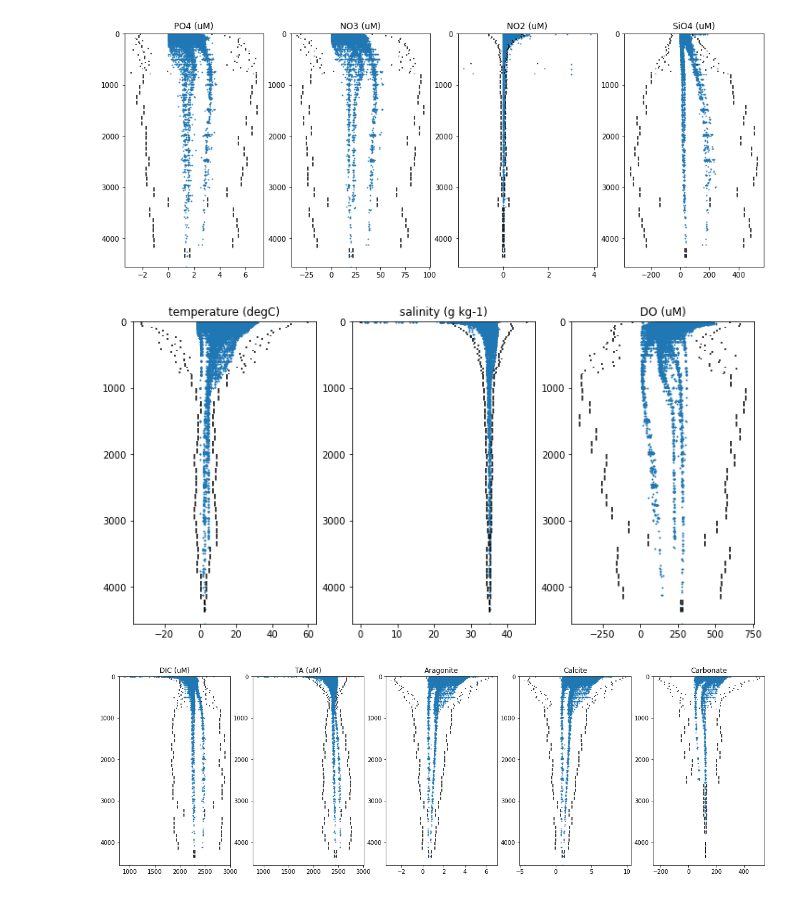
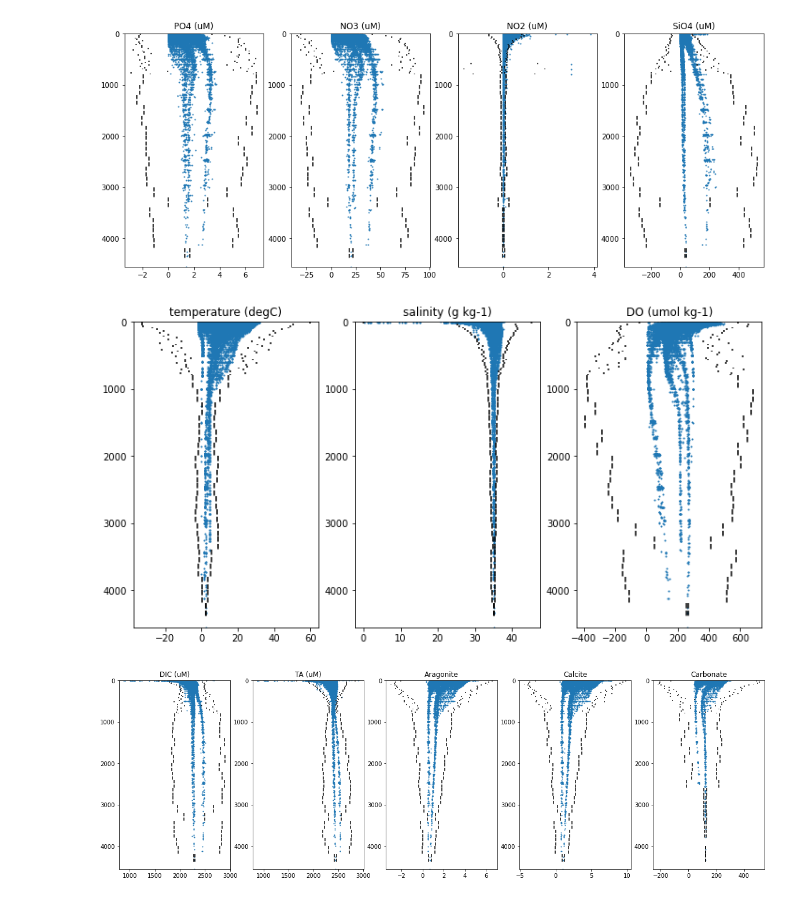
Before and after one commit to UBC-MOAD/analysis-becca, a Jupyter notebook: LiveOcean/tracers/myobs.ipynb, the cells around one changed output. Saved outputs shown, nothing was run; the diff lists cells and outputs as text; code cells hidden in the pictures.

```diff
--- a/LiveOcean/tracers/myobs.ipynb
+++ b/LiveOcean/tracers/myobs.ipynb
@@ -706,7 +732,7 @@ max = 699.65625, min = 0.0, mean = 218.09750366210938
 max = 24.097097601406656, min = 3.012588957390299, mean = 10.10106437780492
 # %%
 # lets see if there are any clear anomalies
-test = ['salinity (g kg-1)', 'temperature (degC)', 'Chl (mg m-3)', 'DO (uM)']
+test = ['salinity (g kg-1)', 'temperature (degC)', 'Chl (mg m-3)', 'DO (umol kg-1)']
 fig, ax = plt.subplots(1,len(test), figsize = (len(test)*4, 6))
 
 for i in range(len(test)):
@@ -757,7 +783,7 @@ temp['pressure (dbar)'] = pncei['z']
 temp['depth (m)'] = pncei['z']
 temp['temperature (degC)'] = pncei['T']
 temp['salinity (g kg-1)'] = pncei['SA']
-temp['DO (uM)'] = pncei['DO (uM)']
+temp['DO (umol kg-1)'] = oxygen_uM_to_umolkg(pncei['DO (uM)'],temp['temperature (degC)'], temp['salinity (g kg-1)'], temp['pressure (dbar)'])
 temp['NO3 (uM)'] = pncei['NO3 (uM)']
 temp['PO4 (uM)'] = pncei['PO4 (uM)']
 temp['TA (uM)'] = pncei['TA (uM)']
@@ -783,7 +809,7 @@ max = 2493.5756556454735, min = 1754.7276853762448, mean = 2222.3940706494095
 max = 2516.4938292905335, min = 2023.0630359708514, mean = 2309.2242456454856
 # %%
 # lets see if there are any clear anomalies
-test = ['PO4 (uM)', 'NO3 (uM)', 'DO (uM)', 'DIC (uM)', 'TA (uM)']
+test = ['PO4 (uM)', 'NO3 (uM)', 'DO (umol kg-1)', 'DIC (uM)', 'TA (uM)']
 fig, ax = plt.subplots(1,len(test), figsize = (len(test)*4, 6))
 
 for i in range(len(test)):
@@ -818,7 +844,7 @@ temp['pressure (dbar)'] = pd.to_numeric(cncei['CTDPRES'])
 temp['depth (m)'] = pd.to_numeric(cncei['Depth'])
 temp['temperature (degC)'] = pd.to_numeric(cncei['CTDTEMP_ITS90'])
 temp['salinity (g kg-1)'] = pd.to_numeric(cncei['SA'])
-temp['DO (uM)'] = umolkg_to_uM(pd.to_numeric(cncei['recommended_Oxygen']), temp['temperature (degC)'], temp['salinity (g kg-1)'], temp['pressure (dbar)'])
+temp['DO (umol kg-1)'] = pd.to_numeric(cncei['recommended_Oxygen'])
 temp['DIC (uM)'] = umolkg_to_uM(pd.to_numeric(cncei['DIC']), temp['temperature (degC)'], temp['salinity (g kg-1)'], temp['pressure (dbar)'])
 temp['TA (uM)'] = umolkg_to_uM(pd.to_numeric(cncei['TALK']), temp['temperature (degC)'], temp['salinity (g kg-1)'], temp['pressure (dbar)'])
 temp['Aragonite'] = umolkg_to_uM(pd.to_numeric(cncei['Aragonite']), temp['temperature (degC)'], temp['salinity (g kg-1)'], temp['pressure (dbar)'])
@@ -884,13 +910,13 @@ for i in range(len(test)):
     temp[test[i]] = qaqc_trim(temp, test[i])
 # %%
 # lets see if there are any clear anomalies
-test = ['temperature (degC)', 'salinity (g kg-1)', 'DO (uM)']
+test = ['temperature (degC)', 'salinity (g kg-1)', 'DO (umol kg-1)']
 fig, ax = plt.subplots(1,len(test), figsize = (len(test)*4, 6))
 
 for i in range(len(test)):
     qaqc_plot(temp, test[i], ax[i])
 # %% [output]
-[figure, old version]
+[figure, new version]
 # %%
 # trim based on standard deviation
 for i in range(len(test)):
```
Also changed, not shown: parts of 39 cells of this notebook.
